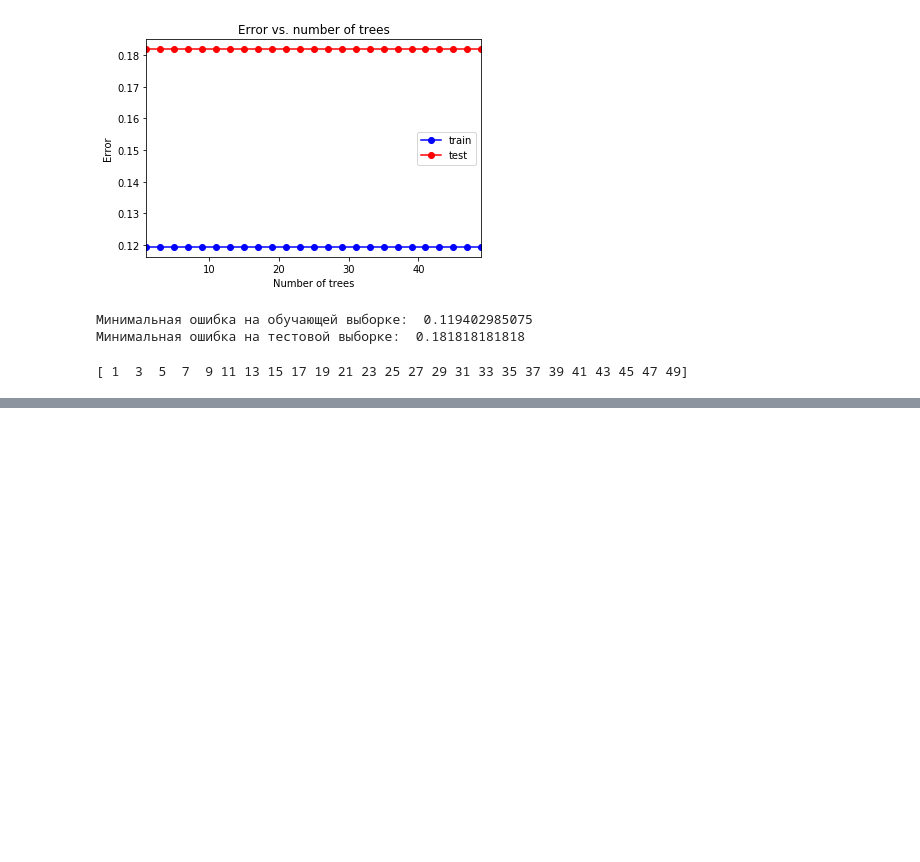
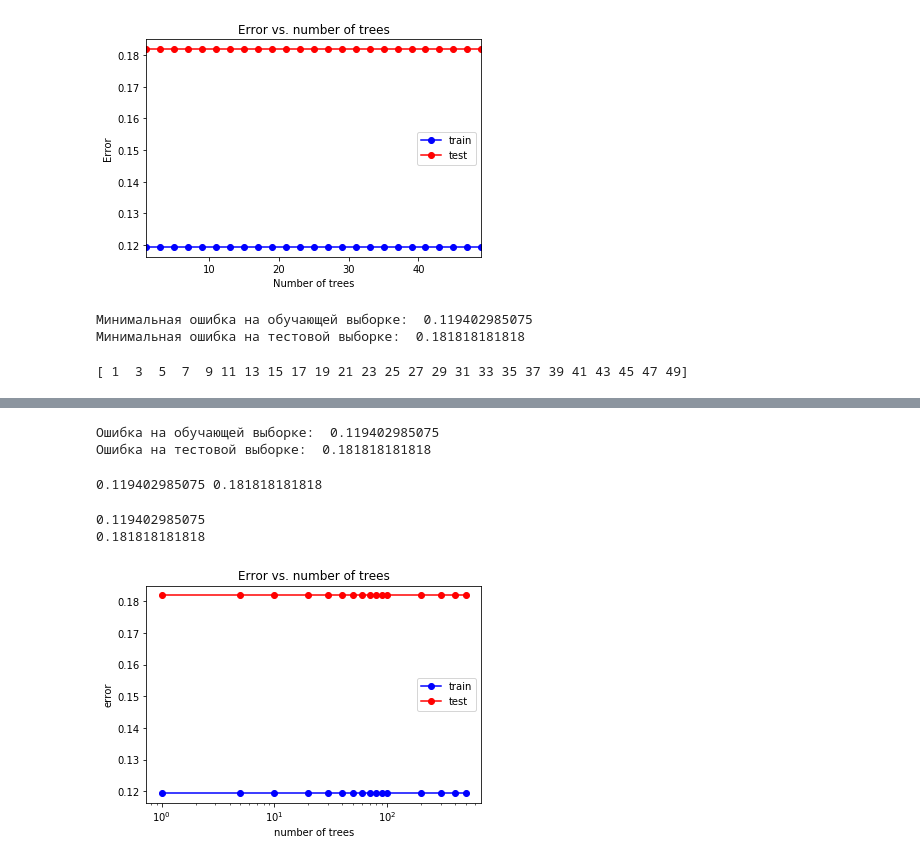
Before and after one commit to 1995konstantin/MachineLearningCourse, a Jupyter notebook: lab2.ipynb, the cells around one changed output, grey strips where cells are left out. Drawn from its saved outputs; the diff is of its cells as text; code cells hidden in the pictures; blank space fills up the shorter version.

```diff
--- a/lab2.ipynb
+++ b/lab2.ipynb
@@ -918,3 +920,8 @@ trees_opt = tree_arr[test_err == min_test_err]
 print(trees_opt)
 # %% [output]
 [ 1  3  5  7  9 11 13 15 17 19 21 23 25 27 29 31 33 35 37 39 41 43 45 47 49]
+# %%
+from sklearn import ensemble
+X_train, X_test, y_train, y_test = train_test_split(X, y, test_size = 0.33, random_state = 7)
+rf = ensemble.RandomForestClassifier(n_estimators = 40)
+rf.fit(X_train, y_train)
@@ -920,0 +936,53 @@ print(trees_opt)
+# %%
+err_train = np.mean(y_train != rf.predict(X_train))
+err_test  = np.mean(y_test  != rf.predict(X_test))
+
+print("Ошибка на обучающей выборке: ", err_train)
+print("Ошибка на тестовой выборке: ", err_test)
+# %% [output]
+Ошибка на обучающей выборке:  0.119402985075
+Ошибка на тестовой выборке:  0.181818181818
+# %%
+from sklearn import ensemble
+rf = ensemble.RandomForestClassifier(n_estimators = 1000)
+rf.fit(X_train, y_train)
+
+err_train = np.mean(y_train != rf.predict(X_train))
+err_test  = np.mean(y_test  != rf.predict(X_test))
+
+print(err_train, err_test)
+# %% [output]
+0.119402985075 0.181818181818
+# %%
+min_train_err = np.min(train_err)
+min_test_err = np.min(test_err)
+
+print(min_train_err)
+print(min_test_err)
+# %% [output]
+0.119402985075
+0.181818181818
+# %%
+num_of_trees = [1,5,10,20,30,40,50,60,70,80,90,100,200,300,400,500]
+# %%
+from sklearn.ensemble import RandomForestClassifier
+
+train_err = []
+test_err = []
+for trees in num_of_trees:
+    rf = RandomForestClassifier(n_estimators = trees)
+    rf.fit(X_train, y_train)
+    y_train_pred = rf.predict(X_train)
+    y_test_pred = rf.predict(X_test)
+    train_err.append(np.mean(y_train != y_train_pred))
+    test_err.append(np.mean(y_test  != y_test_pred))
+# %%
+plt.semilogx(num_of_trees, train_err, 'b-o', label = 'train')
+plt.semilogx(num_of_trees, test_err, 'r-o', label = 'test')
+plt.title('Error vs. number of trees')
+plt.xlabel('number of trees')
+plt.ylabel('error')
+plt.legend()
+pass
+# %% [output]
+[figure, added]
```
Also changed, not shown: parts of 23 cells of this notebook.
